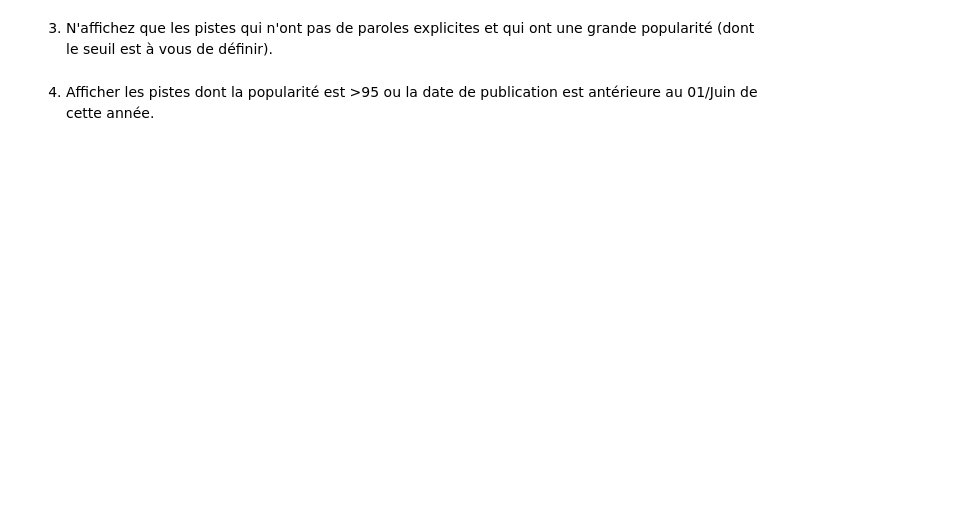
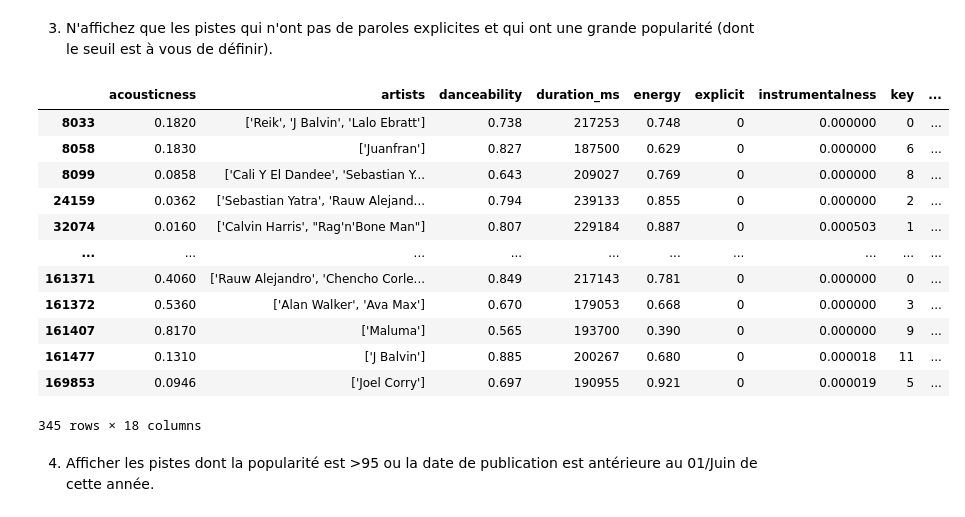
Before and after one commit to ziyadhr99/Lab_IA, a Jupyter notebook: Lab1_numpy_pandas/Lab1_AI_Numpy_Pandas.ipynb, the cells around one changed output. Cells and saved outputs as stored; diff of their text form; code cells hidden in the pictures; blank space fills up the shorter version.

```diff
--- a/Lab1_numpy_pandas/Lab1_AI_Numpy_Pandas.ipynb
+++ b/Lab1_numpy_pandas/Lab1_AI_Numpy_Pandas.ipynb
@@ -561,4 +609,20 @@ Revenir à la Dataframe d'origine.
 # %% [markdown]
 3. N'affichez que les pistes qui n'ont pas de paroles explicites et qui ont une grande popularité (dont le seuil est à vous de définir).
+# %%
+df[(df['explicit']==0) & (df['popularity']>=80)]
+# %% [output]
+|  | acousticness | artists | danceability | duration_ms | energy | explicit | instrumentalness | key | ... |
+| 8033 | 0.1820 | ['Reik', 'J Balvin', 'Lalo Ebratt'] | 0.738 | 217253 | 0.748 | 0 | 0.000000 | 0 | ... |
+| 8058 | 0.1830 | ['Juanfran'] | 0.827 | 187500 | 0.629 | 0 | 0.000000 | 6 | ... |
+| 8099 | 0.0858 | ['Cali Y El Dandee', 'Sebastian Y... | 0.643 | 209027 | 0.769 | 0 | 0.000000 | 8 | ... |
+| 24159 | 0.0362 | ['Sebastian Yatra', 'Rauw Alejand... | 0.794 | 239133 | 0.855 | 0 | 0.000000 | 2 | ... |
+| 32074 | 0.0160 | ['Calvin Harris', "Rag'n'Bone Man"] | 0.807 | 229184 | 0.887 | 0 | 0.000503 | 1 | ... |
+| ... | ... | ... | ... | ... | ... | ... | ... | ... | ... |
+| 161371 | 0.4060 | ['Rauw Alejandro', 'Chencho Corle... | 0.849 | 217143 | 0.781 | 0 | 0.000000 | 0 | ... |
+| 161372 | 0.5360 | ['Alan Walker', 'Ava Max'] | 0.670 | 179053 | 0.668 | 0 | 0.000000 | 3 | ... |
+| 161407 | 0.8170 | ['Maluma'] | 0.565 | 193700 | 0.390 | 0 | 0.000000 | 9 | ... |
+| 161477 | 0.1310 | ['J Balvin'] | 0.885 | 200267 | 0.680 | 0 | 0.000018 | 11 | ... |
+| 169853 | 0.0946 | ['Joel Corry'] | 0.697 | 190955 | 0.921 | 0 | 0.000019 | 5 | ... |
+345 rows × 18 columns
 # %% [markdown]
 4. Afficher les pistes dont la popularité est >95 ou la date de publication est antérieure au 01/Juin de cette année.
```
Also changed, not shown: parts of 8 cells of this notebook.
